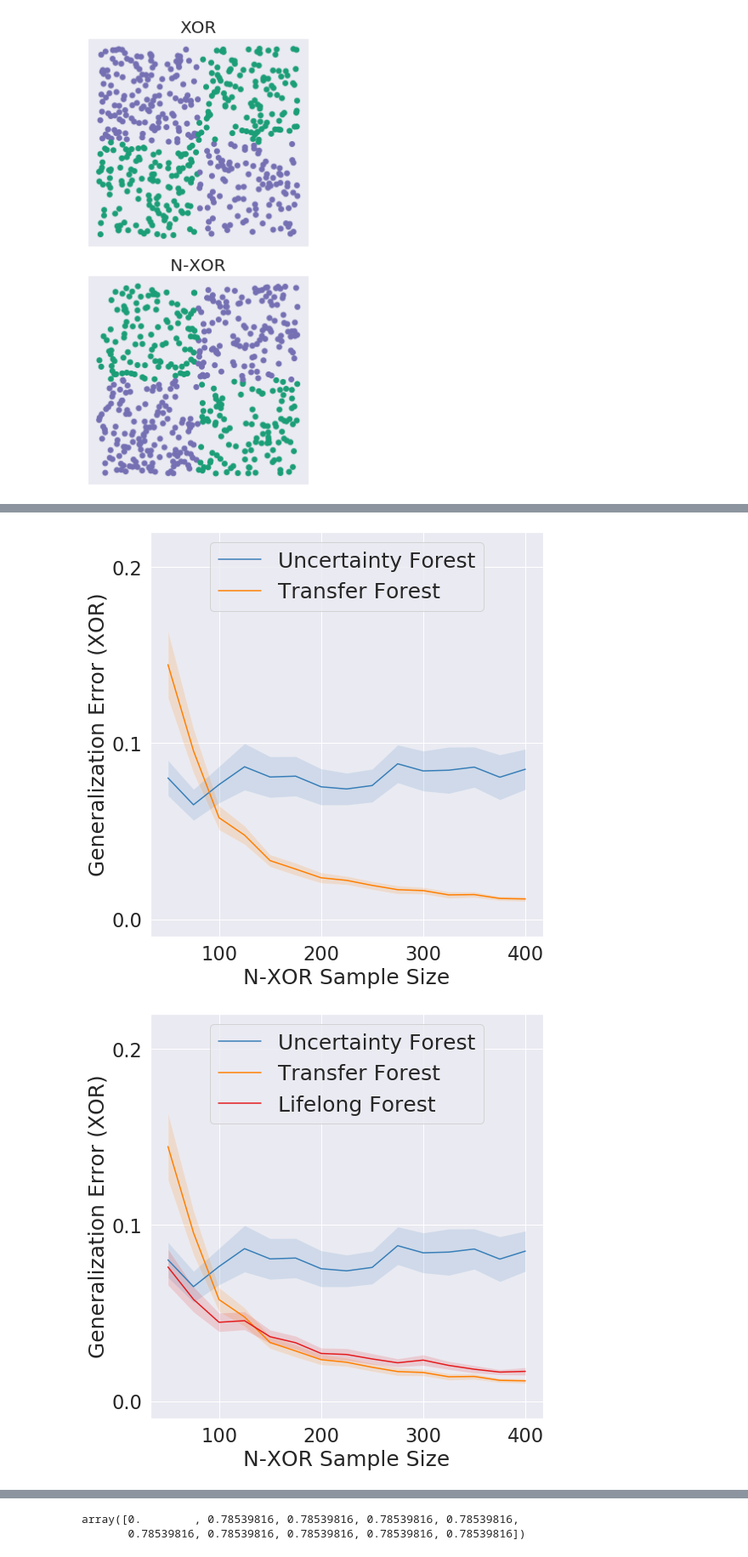
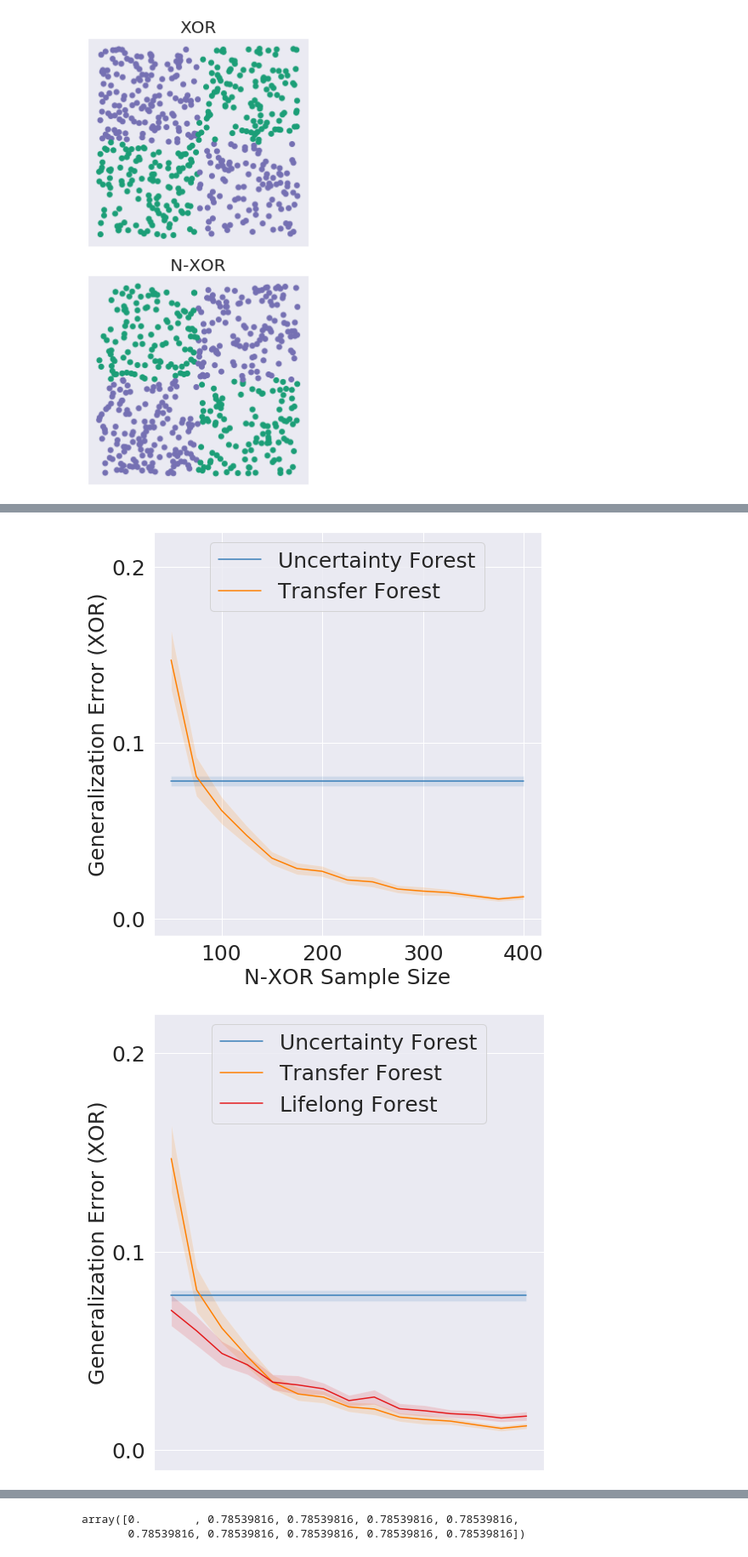
Before and after one commit to neurodata/lifelong-learning, a Jupyter notebook: cef/paper-figs-generator-local.ipynb, the cells around one changed output, grey strips where cells are left out. Shown at 85% size. Cells and saved outputs as stored; diff of their text form; code cells hidden in the pictures.

```diff
--- a/cef/paper-figs-generator-local.ipynb
+++ b/cef/paper-figs-generator-local.ipynb
@@ -472,6 +472,9 @@ for j, n in enumerate(tqdm(n_nxor)):
 
     mean_error_xor_nxor[:, j] = np.mean(temp_errors, axis=0)
     std_error_xor_nxor[:, j] = np.std(temp_errors, ddof=1, axis=0)
+
+mean_error_xor_nxor[0] = np.mean(mean_error_xor_nxor[0]) * np.ones(len(n_nxor))
+std_error_xor_nxor[0] = np.sqrt(np.mean(std_error_xor_nxor[0]**2) / len(n_nxor))
 # %%
 # plotting cell..
 # colors = sns.color_palette("Set1", n_colors = n_algs)
@@ -483,7 +486,7 @@ algo_offset=0
 names = ['rf', 'transfer', 'lifelong']
 
 fontsize=25
-labelsize=22.5
+labelsize=25
 for j, name in enumerate(names):
     fig1 = plt.figure(figsize=(8,8))
     ax1 = fig1.add_subplot(1,1,1)
@@ -500,10 +503,10 @@ for j, name in enumerate(names):
         ax1.set_ylabel('Generalization Error (XOR)', fontsize=fontsize)
         ax1.legend(loc='upper center', fontsize=fontsize)
         ax1.set_ylim(-0.01, 0.22)
-        ax1.set_xlabel('N-XOR Sample Size', fontsize=fontsize)
+#         ax1.set_xlabel('N-XOR Sample Size', fontsize=fontsize)
         ax1.tick_params(labelsize=labelsize)
         ax1.set_yticks([0, 0.1, 0.2])
-        ax1.set_xticks([100, 200, 300, 400])
+        ax1.set_xticks([])
     else:
         ax1.set_ylabel('Generalization Error (XOR)', fontsize=fontsize)
         ax1.legend(loc='upper center', fontsize=fontsize)
@@ -556,2 +559,2 @@ for j, name in enumerate(names):
-[figure, old version]
+[figure, new version]
-[figure, old version]
+[figure, new version]
```
Also changed, not shown: parts of 2 cells of this notebook, 12 other files.
